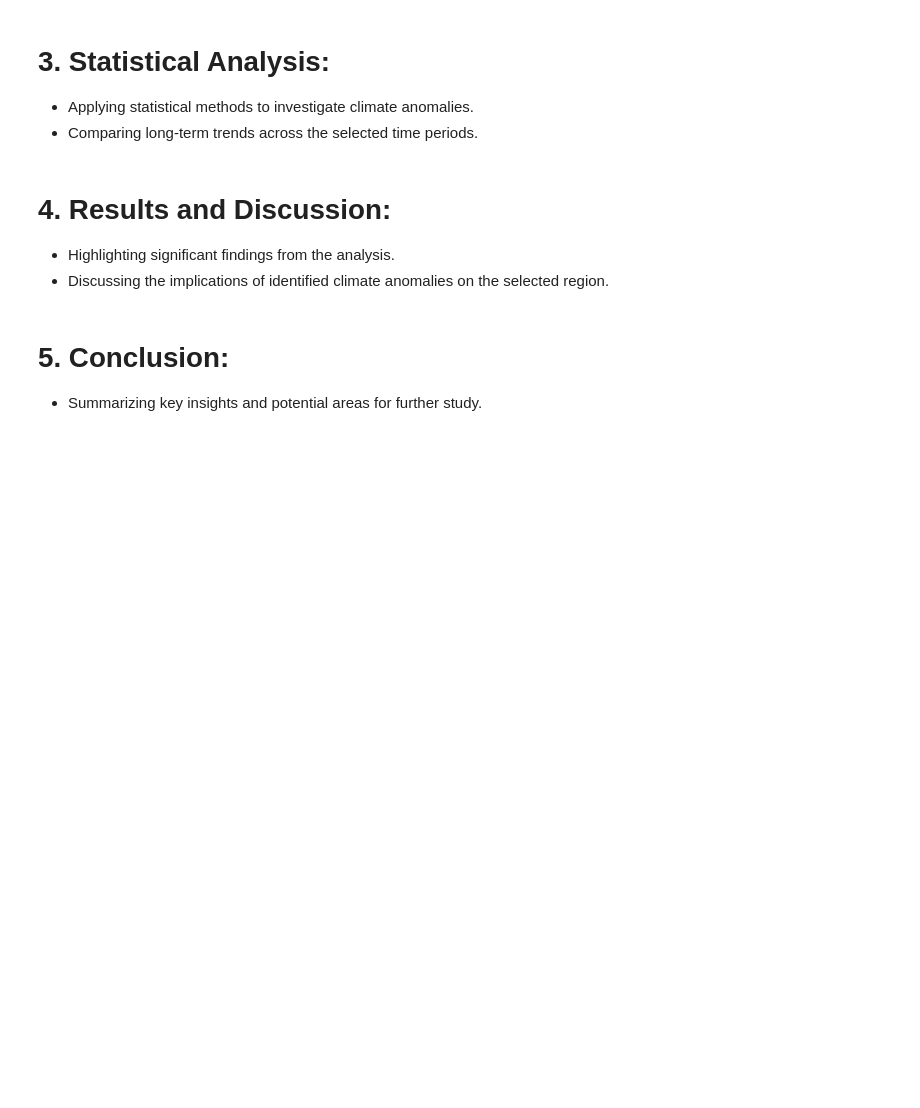
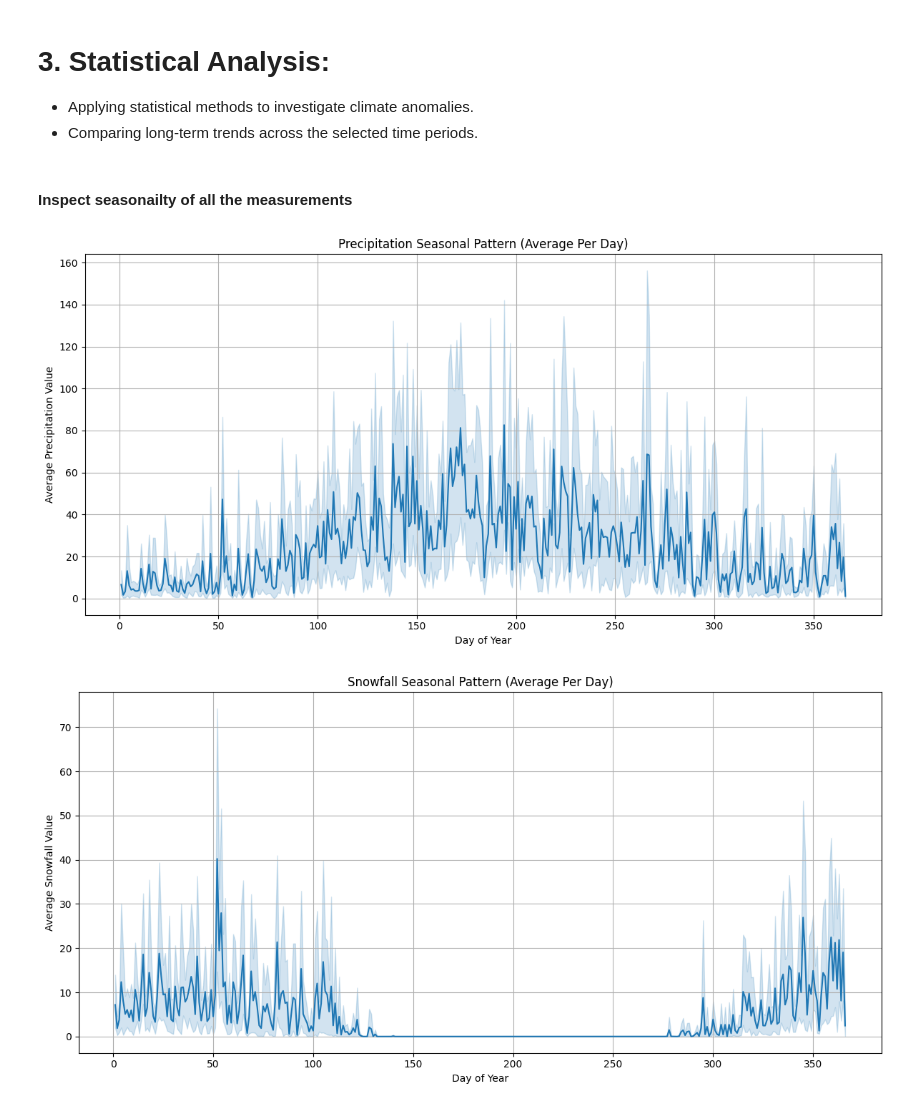
Before and after one commit to DataChemE/noaa_climate_modeling, a Jupyter notebook: noaa_climate_modeling_analysis.ipynb, the cells around one changed output. Saved outputs shown, nothing was run; the diff lists cells and outputs as text; code cells hidden in the pictures; blank space fills up the shorter version.

```diff
--- a/noaa_climate_modeling_analysis.ipynb
+++ b/noaa_climate_modeling_analysis.ipynb
@@ -400,11 +654,60 @@ mn_data
 
    - Applying statistical methods to investigate climate anomalies.
    - Comparing long-term trends across the selected time periods.
-# %% [markdown]
-# 4. **Results and Discussion:**
-
-   - Highlighting significant findings from the analysis.
-   - Discussing the implications of identified climate anomalies on the selected region.
-# %% [markdown]
-# 5. **Conclusion:**
-   - Summarizing key insights and potential areas for further study.
+# %%
+# Columns we will be analyzing for the weather data
+columns_of_interest = 'PRCP', 'SNOW', 'SNWD', 'WESD', 'WESF', 'DAPR', 'MDPR'
+
+# Column of interest common names for easier understanding
+common_names = {
+    'PRCP': 'Precipitation',
+    'SNOW': 'Snowfall',
+    'SNWD': 'Snow Depth',
+    'WESD': 'Water Equivalent of Snow on the Ground',
+    'WESF': 'Water Equivalent of Snowfall',
+    'DAPR': 'Number of Days Included in Multiday Precipitation Total',
+    'MDPR': 'Multiday Precipitation Total'
+}
+# %% [markdown]
+#### Inspect seasonailty of all the measurements
+# %%
+# Ensure the DATE column is in datetime format
+mn_data['DATE'] = pd.to_datetime(mn_data['DATE'], format='%Y%m%d')
+
+# Column of interest common names for easier understanding
+common_names = {
+    'PRCP': 'Precipitation',
+    'SNOW': 'Snowfall',
+    'SNWD': 'Snow Depth',
+    'WESD': 'Water Equivalent of Snow on the Ground',
+    'WESF': 'Water Equivalent of Snowfall',
+    'DAPR': 'Days in Multiday Precipitation Total',
+    'MDPR': 'Multiday Precipitation Total'
+}
+
+# Plot the trends for the columns of interest
+for column in columns_of_interest:
+    # Get the common name for the column of interest
+    common_name = common_names.get(column, column)
+
+    # Filter the data for the current element
+    column_data = mn_data[mn_data['ELEMENT'] == column]
+
+    # Aggregate the mean by date
+    daily_avg = column_data.groupby('DATE')['DATA_VALUE'].mean().reset_index()
+
+    # Add a column for day of year (DOY) to emphasize seasonality
+    daily_avg['DOY'] = daily_avg['DATE'].dt.dayofyear
+
+    # Plot the seasonal pattern using DOY
+    plt.figure(figsize=(12, 6))
+    sns.lineplot(data=daily_avg, x='DOY', y='DATA_VALUE')
+    plt.title(f'{common_name} Seasonal Pattern (Average Per Day)')
+    plt.xlabel('Day of Year')
+    plt.ylabel(f'Average {common_name} Value')
+    plt.grid(True)
+    plt.tight_layout()
+    plt.show()
+# %% [output]
+[figure, added]
+[figure, added]
```
Also changed, not shown: parts of 44 cells of this notebook, 1 other file.
